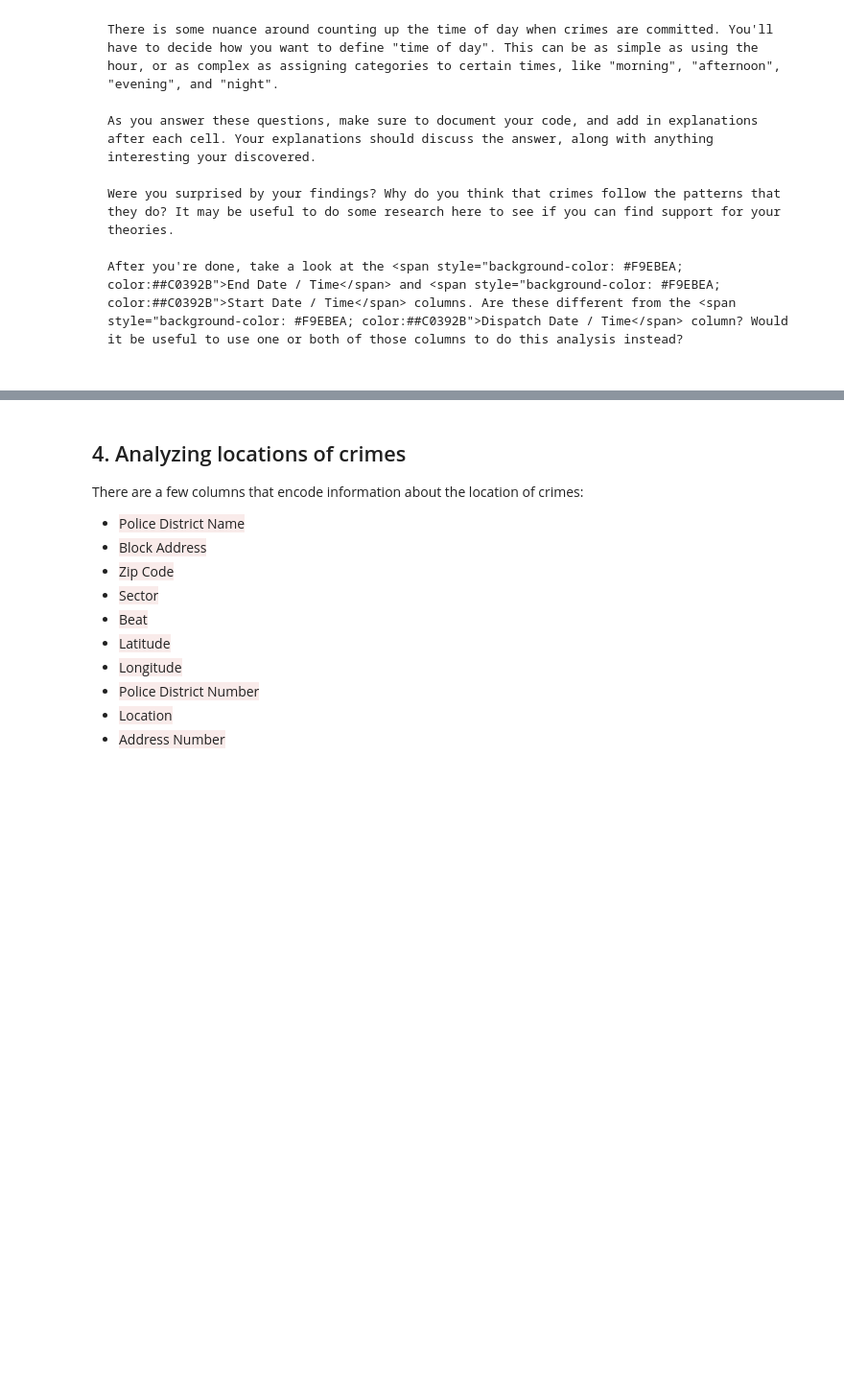
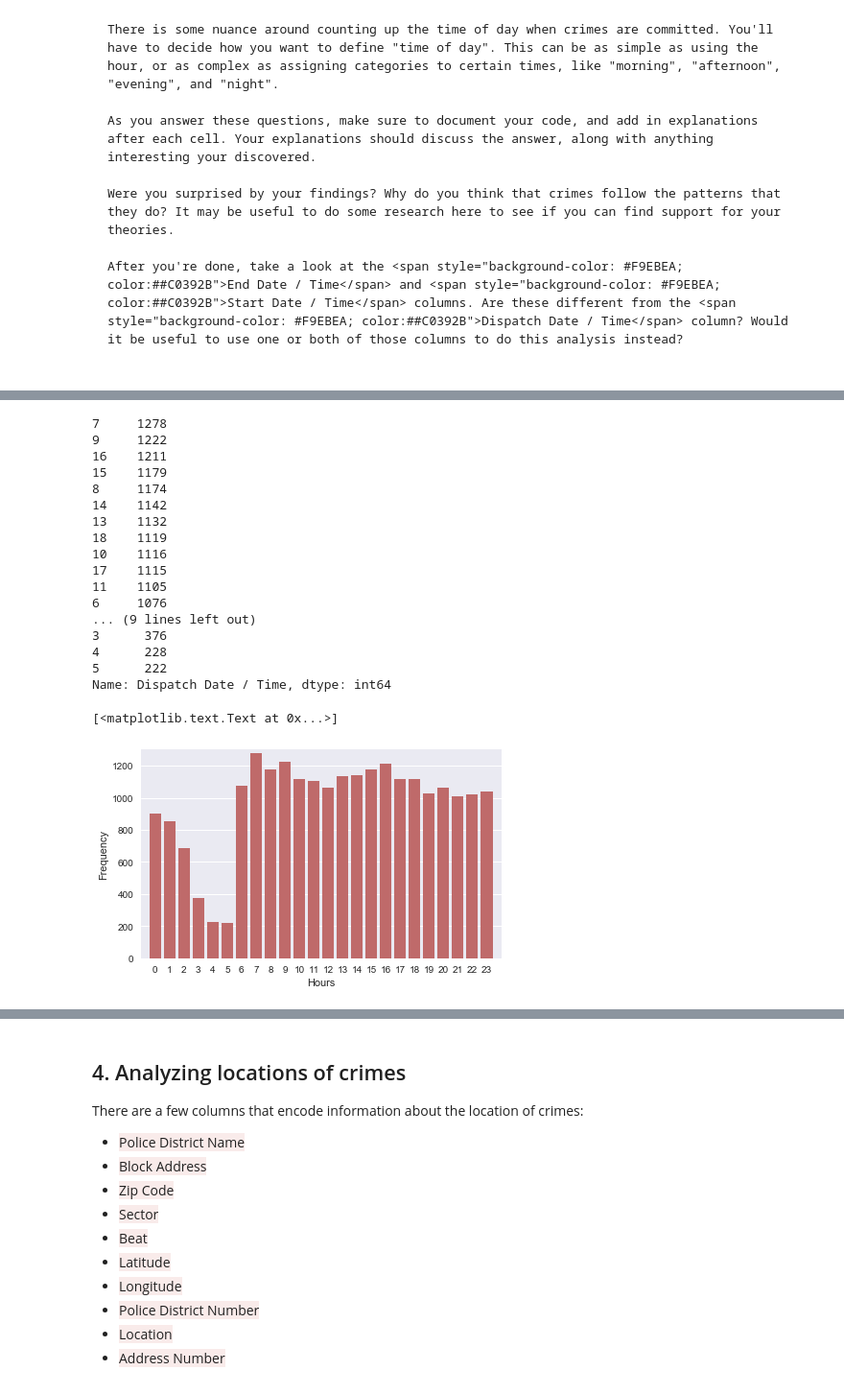
Before and after one commit to adrianabenicio/MontgomeryCrimes, a Jupyter notebook: Project #1 Finding Patterns in Crime.ipynb, the cells around one changed output, grey strips where cells are left out. Shown at 96% size. Drawn from its saved outputs; the diff is of its cells as text; code cells hidden in the pictures; blank space fills up the shorter version.

```diff
--- a/Project #1 Finding Patterns in Crime.ipynb
+++ b/Project #1 Finding Patterns in Crime.ipynb
@@ -62,0 +90,29 @@ After you're done, take a look at the <span style="background-color: #F9EBEA; co
+# %%
+##During what time of day are the most crimes committed?
+hour = d_time.dt.hour
+print(hour.value_counts())
+ax = sns.barplot(x=hour.value_counts().index,y=hour.value_counts(), color="indianred")
+ax.set(ylim=(0, 1300))
+ax.set(xlim=(-1, 24))
+ax.set(ylabel='Frequency')
+ax.set(xlabel='Hours')
+# %% [output]
+7     1278
+9     1222
+16    1211
+15    1179
+8     1174
+14    1142
+13    1132
+18    1119
+10    1116
+17    1115
+11    1105
+6     1076
+... (9 lines left out)
+3      376
+4      228
+5      222
+Name: Dispatch Date / Time, dtype: int64
+[<matplotlib.text.Text at 0x...>]
+[figure, added]
```
Also changed, not shown: parts of 20 cells of this notebook.
